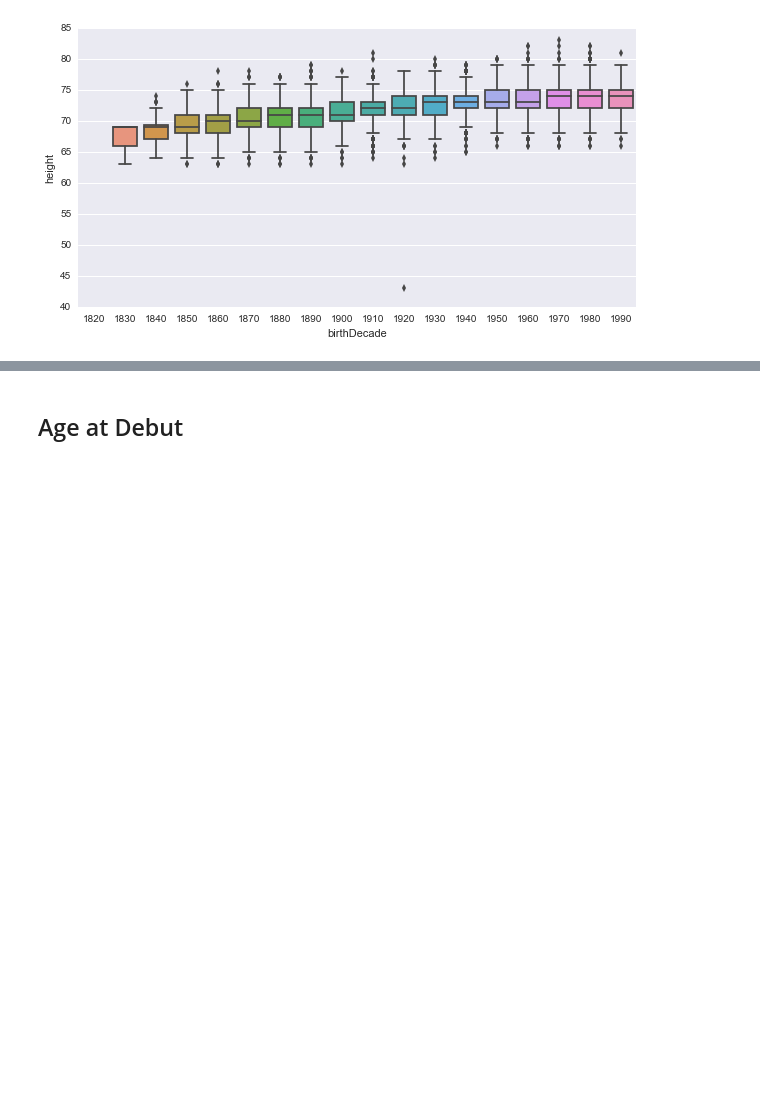
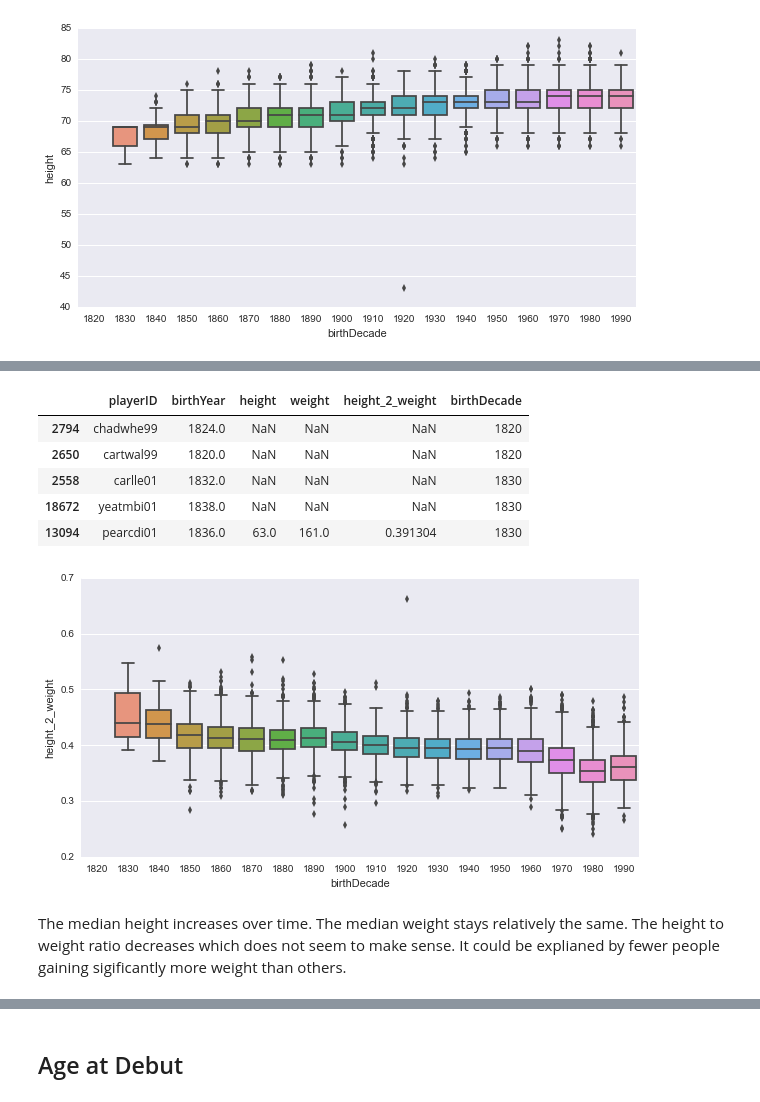
Before and after one commit to kenEldridge/baseball, a Jupyter notebook: baseball.ipynb, the cells around one changed output, grey strips where cells are left out. Saved outputs shown, nothing was run; the diff lists cells and outputs as text; code cells hidden in the pictures; blank space fills up the shorter version.

```diff
--- a/baseball.ipynb
+++ b/baseball.ipynb
@@ -103,0 +108,20 @@ sns.boxplot(x="birthDecade", y="height", data=height)
+# %%
+h_w = copy(dfs['Master.csv'][['playerID', 'birthYear', 'height', 'weight']])
+h_w['height_2_weight'] = h_w['height'] / h_w['weight']
+d = [str(x)[0:3] + '0' for x in h_w['birthYear']]
+h_w['birthDecade'] = d
+h_w = h_w.sort_values(by='birthDecade')
+h_w = h_w[h_w['birthDecade'] != 'nan0']
+plt.figure(figsize=(10,5))
+sns.boxplot(x="birthDecade", y="height_2_weight", data=h_w)
+h_w.head(n=5)
+# %% [output]
+|  | playerID | birthYear | height | weight | height_2_weight | birthDecade |
+| 2794 | chadwhe99 | 1824.0 | NaN | NaN | NaN | 1820 |
+| 2650 | cartwal99 | 1820.0 | NaN | NaN | NaN | 1820 |
+| 2558 | carlle01 | 1832.0 | NaN | NaN | NaN | 1830 |
+| 18672 | yeatmbi01 | 1838.0 | NaN | NaN | NaN | 1830 |
+| 13094 | pearcdi01 | 1836.0 | 63.0 | 161.0 | 0.391304 | 1830 |
+[figure, added]
+# %% [markdown]
+The median height increases over time.  The median weight stays relatively the same.  The height to weight ratio decreases which does not seem to make sense.  It could be explianed by fewer people gaining sigificantly more weight than others.
```
Also changed, not shown: parts of 11 cells of this notebook, 16 other files.
